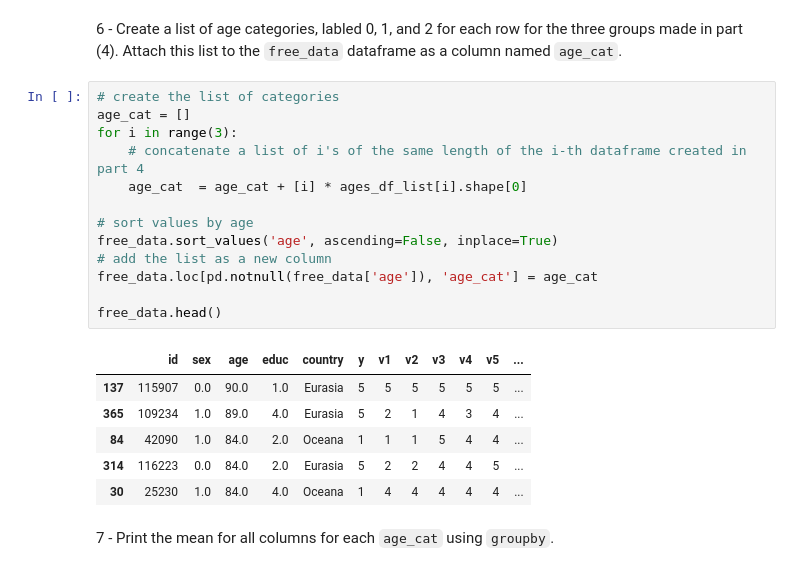
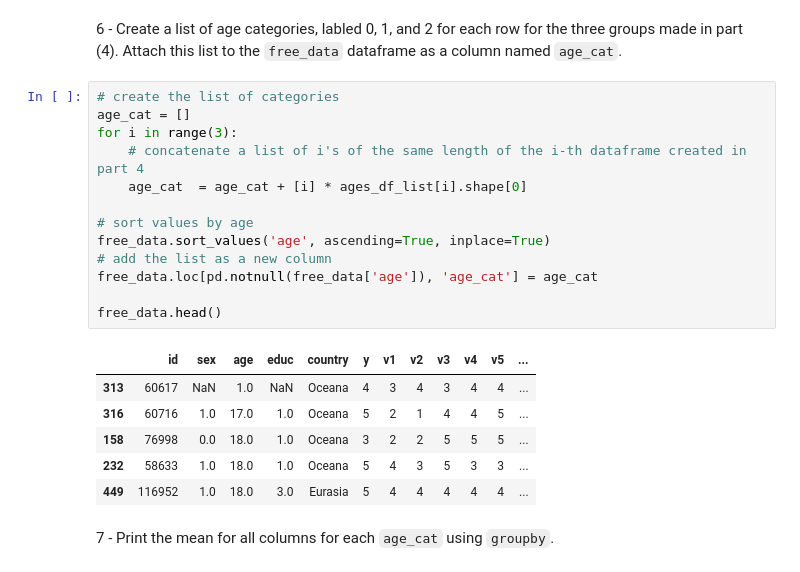
Before and after one commit to aleph314/K2, a Jupyter notebook: Foundations/Data Collection and Analysis/Pandas-Exercise.ipynb, the cells around one changed output. Cells and saved outputs as stored; diff of their text form.

```diff
--- a/Foundations/Data Collection and Analysis/Pandas-Exercise.ipynb
+++ b/Foundations/Data Collection and Analysis/Pandas-Exercise.ipynb
@@ -404,23 +412,23 @@ countries_df_list[2]
 # %%
 # create the list of categories
 age_cat = []
 for i in range(3):
     # concatenate a list of i's of the same length of the i-th dataframe created in part 4
     age_cat  = age_cat + [i] * ages_df_list[i].shape[0]
 
 # sort values by age
-free_data.sort_values('age', ascending=False, inplace=True)
+free_data.sort_values('age', ascending=True, inplace=True)
 # add the list as a new column
 free_data.loc[pd.notnull(free_data['age']), 'age_cat'] = age_cat
 
 free_data.head()
 # %% [output]
 |  | id | sex | age | educ | country | y | v1 | v2 | v3 | v4 | v5 | ... |
-| 137 | 115907 | 0.0 | 90.0 | 1.0 | Eurasia | 5 | 5 | 5 | 5 | 5 | 5 | ... |
-| 365 | 109234 | 1.0 | 89.0 | 4.0 | Eurasia | 5 | 2 | 1 | 4 | 3 | 4 | ... |
-| 84 | 42090 | 1.0 | 84.0 | 2.0 | Oceana | 1 | 1 | 1 | 5 | 4 | 4 | ... |
-| 314 | 116223 | 0.0 | 84.0 | 2.0 | Eurasia | 5 | 2 | 2 | 4 | 4 | 5 | ... |
-| 30 | 25230 | 1.0 | 84.0 | 4.0 | Oceana | 1 | 4 | 4 | 4 | 4 | 4 | ... |
+| 313 | 60617 | NaN | 1.0 | NaN | Oceana | 4 | 3 | 4 | 3 | 4 | 4 | ... |
+| 316 | 60716 | 1.0 | 17.0 | 1.0 | Oceana | 5 | 2 | 1 | 4 | 4 | 5 | ... |
+| 158 | 76998 | 0.0 | 18.0 | 1.0 | Oceana | 3 | 2 | 2 | 5 | 5 | 5 | ... |
+| 232 | 58633 | 1.0 | 18.0 | 1.0 | Oceana | 5 | 4 | 3 | 5 | 3 | 3 | ... |
+| 449 | 116952 | 1.0 | 18.0 | 3.0 | Eurasia | 5 | 4 | 4 | 4 | 4 | 4 | ... |
 # %% [markdown]
 7 - Print the mean for all columns for each `age_cat` using `groupby`.
 # %%
```
Also changed, not shown: parts of 16 cells of this notebook, 1 other file.
